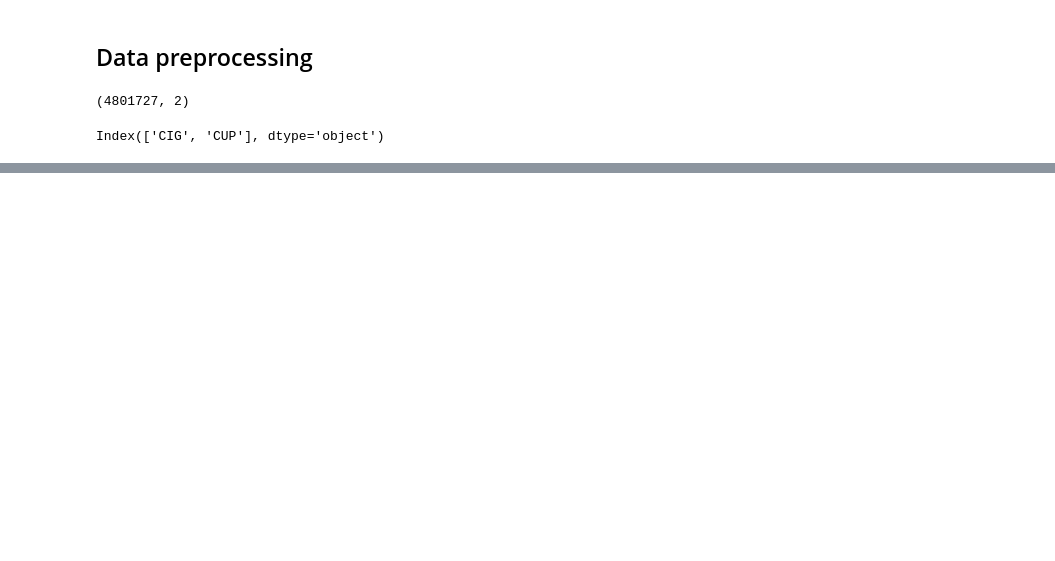
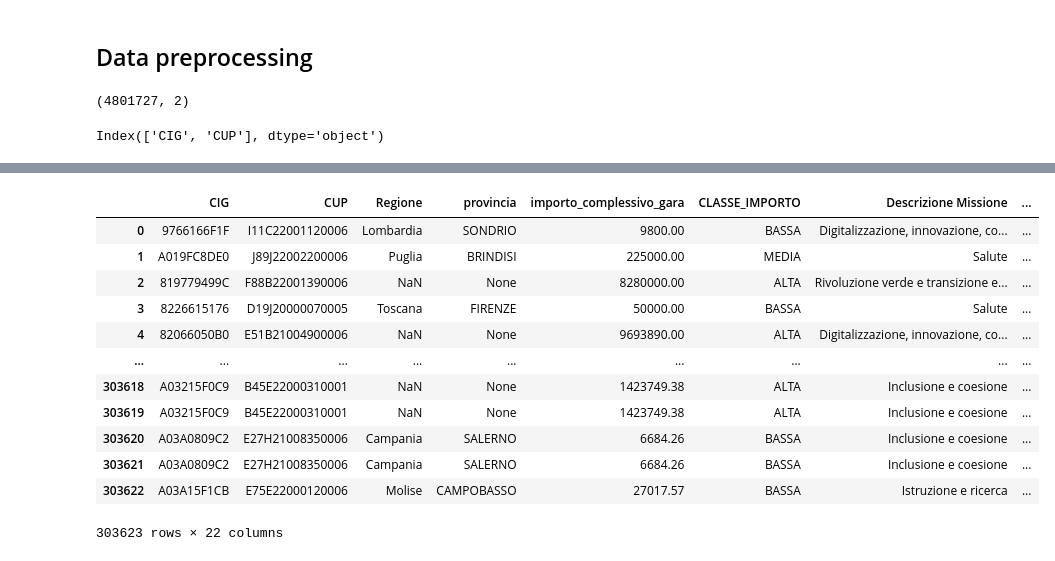
Before and after one commit to PeriodThinkTank/data-prep-pnrr, a Jupyter notebook: create_master_table.ipynb, the cells around one changed output, grey strips where cells are left out. Cells and saved outputs as stored; diff of their text form; code cells hidden in the pictures; blank space fills up the shorter version.

```diff
--- a/create_master_table.ipynb
+++ b/create_master_table.ipynb
@@ -66,0 +165,5 @@ leftnew_3 = leftnew_3.drop_duplicates()
+# %%
+# left join il risultato con p1
+leftnew_341 = leftnew_34.merge(p01, on='CIG', how='left')
+leftnew_341 = leftnew_341.drop_duplicates()
+print(leftnew_341.shape)
@@ -66,0 +172,5 @@ leftnew_3 = leftnew_3.drop_duplicates()
+# %%
+# left join il risultato con p2
+leftnew_3412 = leftnew_341.merge(p02,how='left',left_on='CUP',right_on='CUP')
+leftnew_3412 = leftnew_3412.drop_duplicates()
+print(leftnew_3412.shape)
@@ -66,0 +181,26 @@ leftnew_3 = leftnew_3.drop_duplicates()
+# %%
+colonne_da_selezionare = [
+    'CIG',
+    'CUP',
+    'Regione',
+    'provincia',
+    # 'COMUNE',
+    'importo_complessivo_gara',
+    'CLASSE_IMPORTO',
+    'Descrizione Missione',
+    'Missione',
+    'Componente',
+    'cod_mis_premiale',
+    'misura_premiale',
+    'CATEGORIA',
+    'flag_quote',
+    'quota_femminile',
+    'quota_giovanile',
+    'cod_mot_deroga',
+    'mot_deroga',
+    'data_pubblicazione',
+    'anno_pubblicazione',
+    'FLAG_URGENZA',
+    'MOTIVO_URGENZA',
+    'ESITO'
+]
@@ -66,0 +228,18 @@ leftnew_3 = leftnew_3.drop_duplicates()
+# %%
+master_table = leftnew_3412[colonne_da_selezionare]
+# %%
+master_table
+# %% [output]
+|  | CIG | CUP | Regione | provincia | importo_complessivo_gara | CLASSE_IMPORTO | Descrizione Missione | ... |
+| 0 | 9766166F1F | I11C22001120006 | Lombardia | SONDRIO | 9800.00 | BASSA | Digitalizzazione, innovazione, co... | ... |
+| 1 | A019FC8DE0 | J89J22002200006 | Puglia | BRINDISI | 225000.00 | MEDIA | Salute | ... |
+| 2 | 819779499C | F88B22001390006 | NaN | None | 8280000.00 | ALTA | Rivoluzione verde e transizione e... | ... |
+| 3 | 8226615176 | D19J20000070005 | Toscana | FIRENZE | 50000.00 | BASSA | Salute | ... |
+| 4 | 82066050B0 | E51B21004900006 | NaN | None | 9693890.00 | ALTA | Digitalizzazione, innovazione, co... | ... |
+| ... | ... | ... | ... | ... | ... | ... | ... | ... |
+| 303618 | A03215F0C9 | B45E22000310001 | NaN | None | 1423749.38 | ALTA | Inclusione e coesione | ... |
+| 303619 | A03215F0C9 | B45E22000310001 | NaN | None | 1423749.38 | ALTA | Inclusione e coesione | ... |
+| 303620 | A03A0809C2 | E27H21008350006 | Campania | SALERNO | 6684.26 | BASSA | Inclusione e coesione | ... |
+| 303621 | A03A0809C2 | E27H21008350006 | Campania | SALERNO | 6684.26 | BASSA | Inclusione e coesione | ... |
+| 303622 | A03A15F1CB | E75E22000120006 | Molise | CAMPOBASSO | 27017.57 | BASSA | Istruzione e ricerca | ... |
+303623 rows × 22 columns
```
Also changed, not shown: parts of 20 cells of this notebook, 2 other files.
